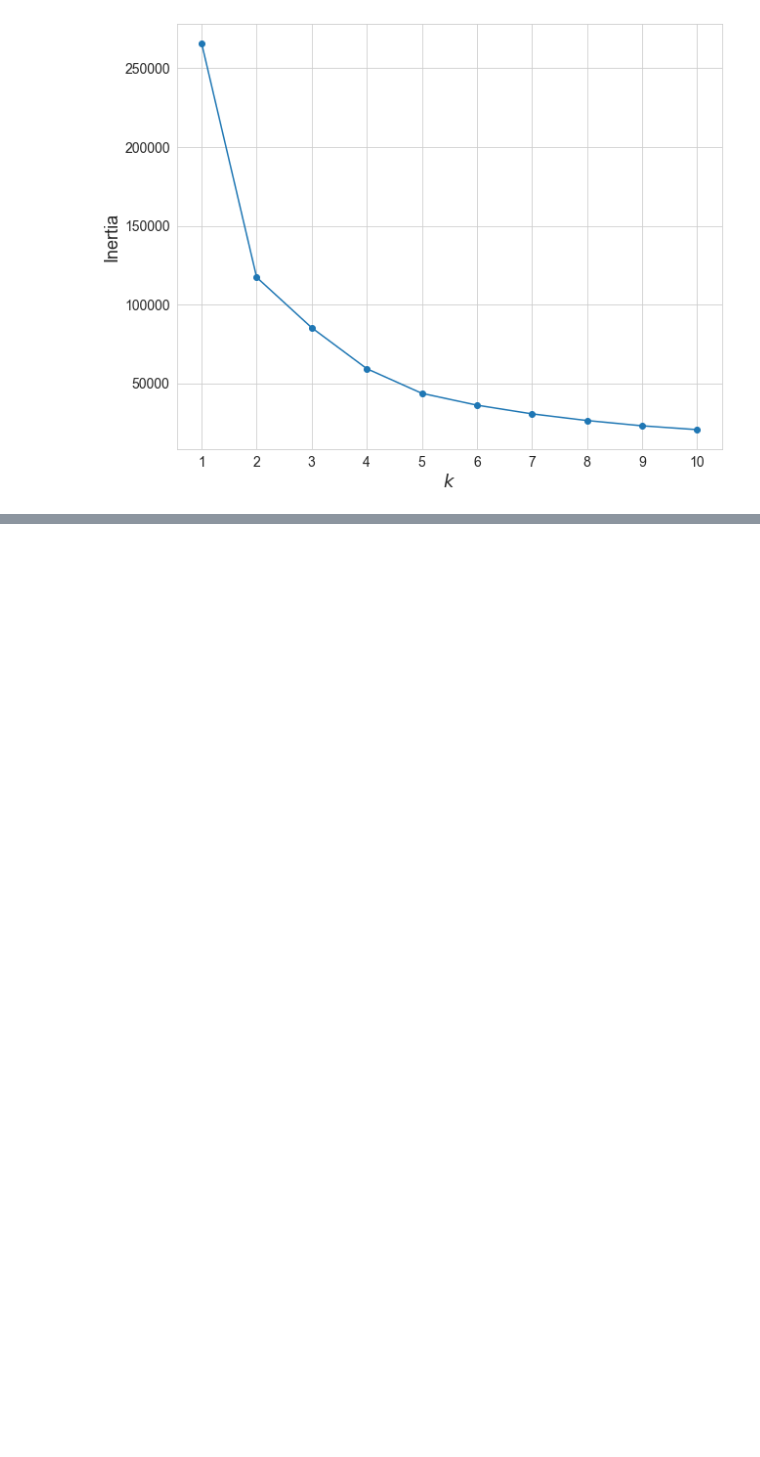
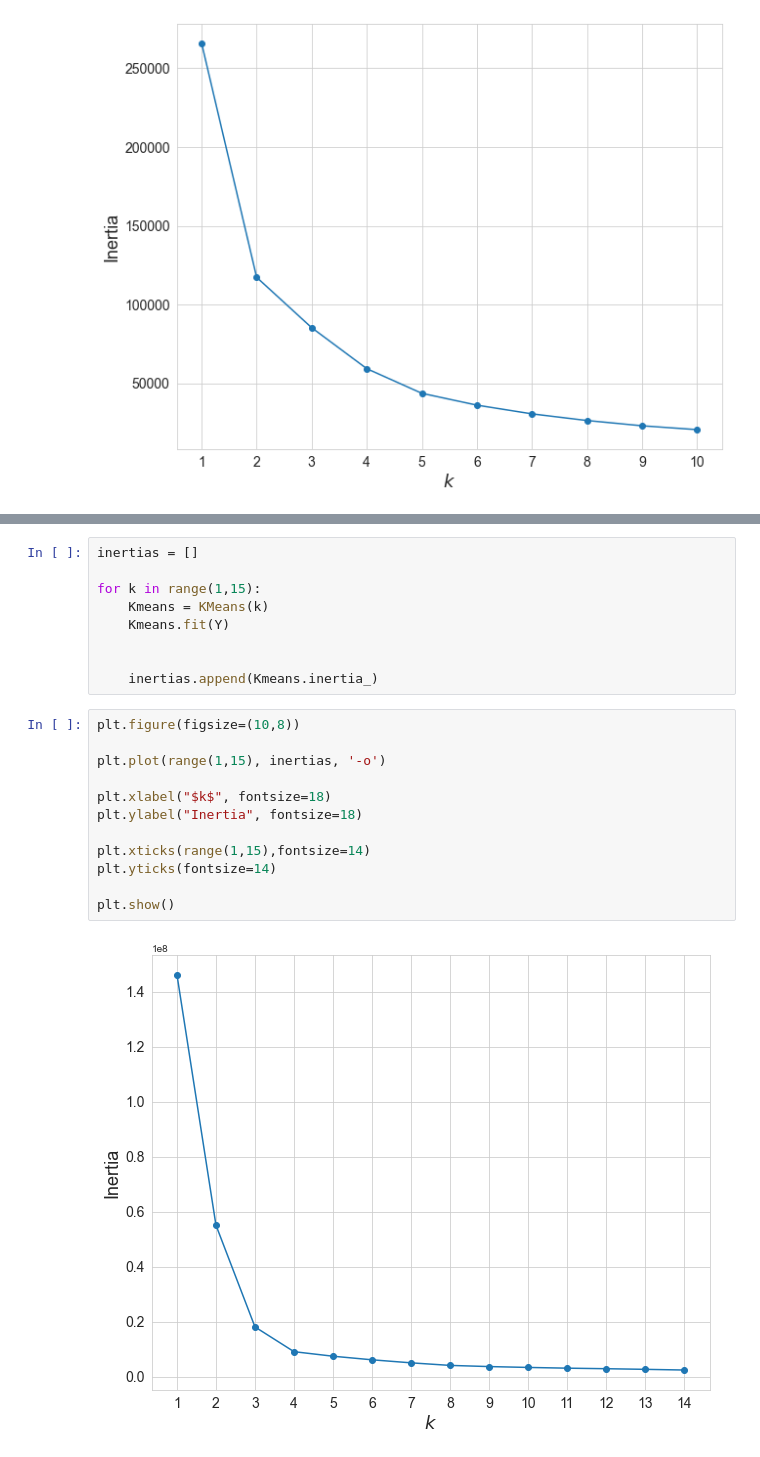
Before and after one commit to akshaysuresh1/may22-barrel, a Jupyter notebook: KMeans analysis of the data/KMeans analysis.ipynb, the cells around one changed output, grey strips where cells are left out. Drawn from its saved outputs; the diff is of its cells as text; blank space fills up the shorter version.

```diff
--- a/KMeans analysis of the data/KMeans analysis.ipynb
+++ b/KMeans analysis of the data/KMeans analysis.ipynb
@@ -97,0 +190,23 @@ plt.show()
+# %%
+inertias = []
+
+for k in range(1,15):
+    Kmeans = KMeans(k)
+    Kmeans.fit(Y)
+
+
+    inertias.append(Kmeans.inertia_)
+# %%
+plt.figure(figsize=(10,8))
+
+plt.plot(range(1,15), inertias, '-o')
+
+plt.xlabel("$k$", fontsize=18)
+plt.ylabel("Inertia", fontsize=18)
+
+plt.xticks(range(1,15),fontsize=14)
+plt.yticks(fontsize=14)
+
+plt.show()
+# %% [output]
+[figure, added]
```
Also changed, not shown: parts of 19 cells of this notebook, 6 other files.
